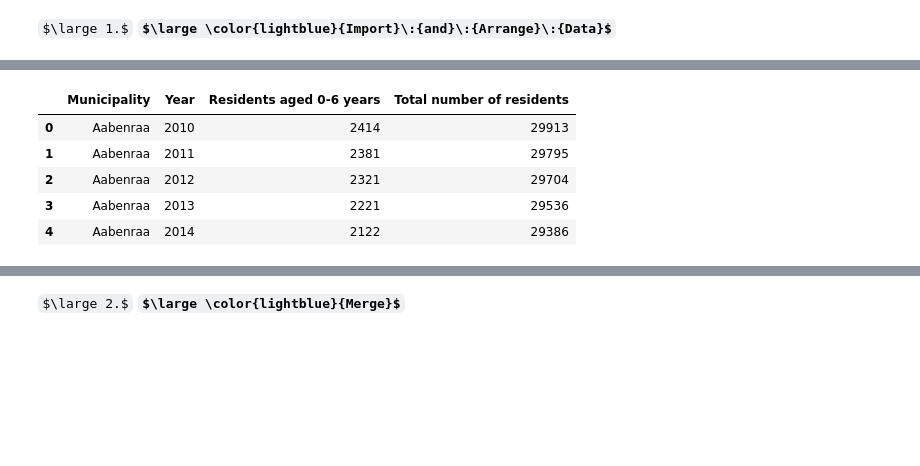
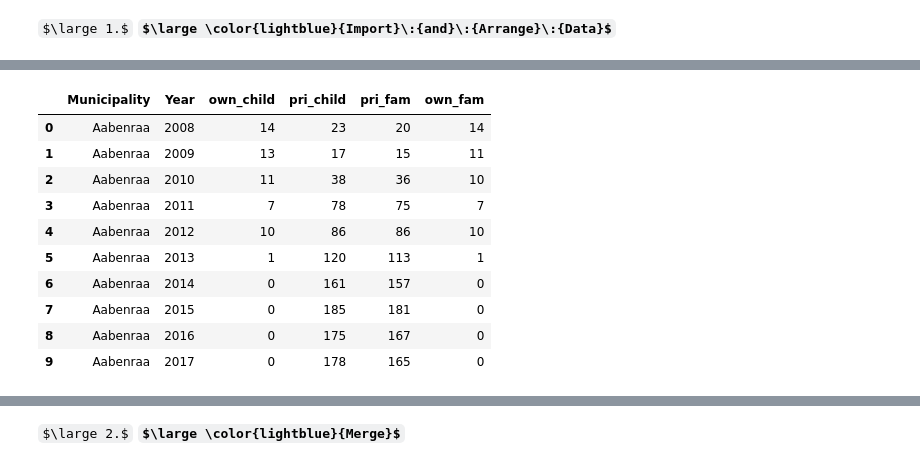
Before and after one commit to NumEconCopenhagen/projects-2023-agnete_louise_mathilde, a Jupyter notebook: dataproject/dataproject.ipynb, the cells around one changed output, grey strips where cells are left out. Drawn from its saved outputs; the diff is of its cells as text; code cells hidden in the pictures; some formulas as TeX source; blank space fills up the shorter version.

```diff
--- a/dataproject/dataproject.ipynb
+++ b/dataproject/dataproject.ipynb
@@ -110,51 +62,15 @@ rec_gen.head(5)
-# %%
-# Importing the data from BY2
-By_vars = Dst.get_variables(table_id='BY2')
-By_vars
-
-# Make the Dataframe
-variables_by = {'KOMK':['*'],'BYST':['*'],'ALDER':['*'], 'Tid':['*']}
-by_gen= Dst.get_data(table_id = 'BY2', variables=variables_by)
-by_gen.sort_values(by=['TID', 'KOMK'], inplace=True)
-
-# Rename the columns
-by_gen = by_gen.rename(columns={'KOMK':'Municipality','ALDER':'Age', 'TID':'Year'})
-
-# Remove non-numeric characters from the "Age" column (the observations in 'Age' are of the type "51 years" and not "51")
-by_gen['Age'] = by_gen['Age'].str.replace(' years?', '', regex=True).astype(int)
-
-# Filter the dataset to select rows where Age is between 0 and 6 years
-age_0_to_6 = by_gen[(by_gen['Age'] >= 0) & (by_gen['Age'] <= 6)]
-
-# Group the data by Municipality and Year and sum the number of persons
-grouped_data = age_0_to_6.groupby(['Municipality', 'Year'])['INDHOLD'].sum()
-
-# Convert the "Age" column to string type
-by_gen['Age'] = by_gen['Age'].astype(str)
-
-# Remove non-numeric characters from the "Age" column
-by_gen['Age'] = by_gen['Age'].str.replace(' years?', '', regex=True).astype(int)
-
-# Filter the dataset to select rows where Age is between 0 and 6 years
-age_0_to_6 = by_gen[(by_gen['Age'] >= 0) & (by_gen['Age'] <= 6)]
-
-# Group the data by Municipality and Year and sum the number of persons
-grouped_data = age_0_to_6.groupby(['Municipality', 'Year'])['INDHOLD'].sum().reset_index()
-grouped_data = grouped_data.rename(columns={'INDHOLD': 'Residents aged 0-6 years'})
-
-# Add a new column for the total number of residents
-total_residents = by_gen.groupby(['Municipality', 'Year'])['INDHOLD'].sum().reset_index()
-total_residents = total_residents.rename(columns={'INDHOLD': 'Total number of residents'})
-
-# Merge the two dataframes
-data2 = pd.merge(grouped_data, total_residents, on=['Municipality', 'Year'])
-
-# Show the dataframe
-data2.head(5)
-# %% [output]
-|  | Municipality | Year | Residents aged 0-6 years | Total number of residents |
-| 0 | Aabenraa | 2010 | 2414 | 29913 |
-| 1 | Aabenraa | 2011 | 2381 | 29795 |
-| 2 | Aabenraa | 2012 | 2321 | 29704 |
-| 3 | Aabenraa | 2013 | 2221 | 29536 |
-| 4 | Aabenraa | 2014 | 2122 | 29386 |
+# %%
+data1 = dp.DAGTIL4()
+data1.head(10)
+# %% [output]
+|  | Municipality | Year | own_child | pri_child | pri_fam | own_fam |
+| 0 | Aabenraa | 2008 | 14 | 23 | 20 | 14 |
+| 1 | Aabenraa | 2009 | 13 | 17 | 15 | 11 |
+| 2 | Aabenraa | 2010 | 11 | 38 | 36 | 10 |
+| 3 | Aabenraa | 2011 | 7 | 78 | 75 | 7 |
+| 4 | Aabenraa | 2012 | 10 | 86 | 86 | 10 |
+| 5 | Aabenraa | 2013 | 1 | 120 | 113 | 1 |
+| 6 | Aabenraa | 2014 | 0 | 161 | 157 | 0 |
+| 7 | Aabenraa | 2015 | 0 | 185 | 181 | 0 |
+| 8 | Aabenraa | 2016 | 0 | 175 | 167 | 0 |
+| 9 | Aabenraa | 2017 | 0 | 178 | 165 | 0 |
```
Also changed, not shown: parts of 8 cells of this notebook, 2 other files.
